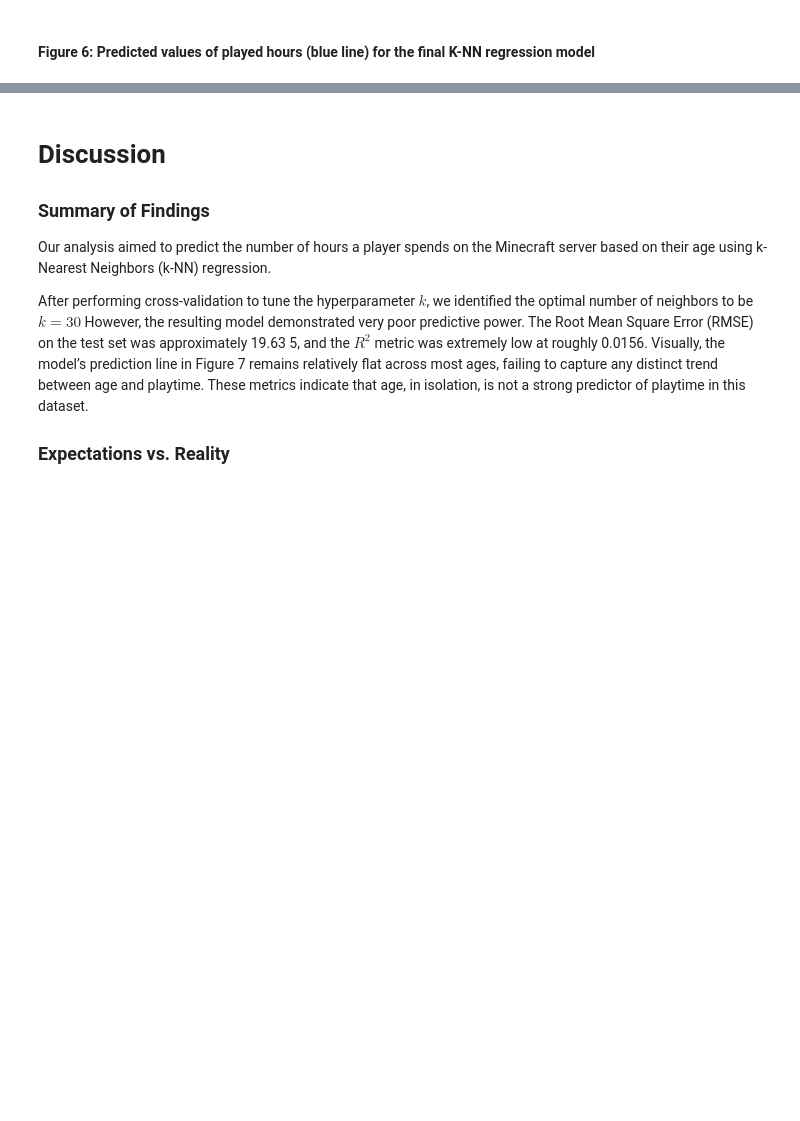
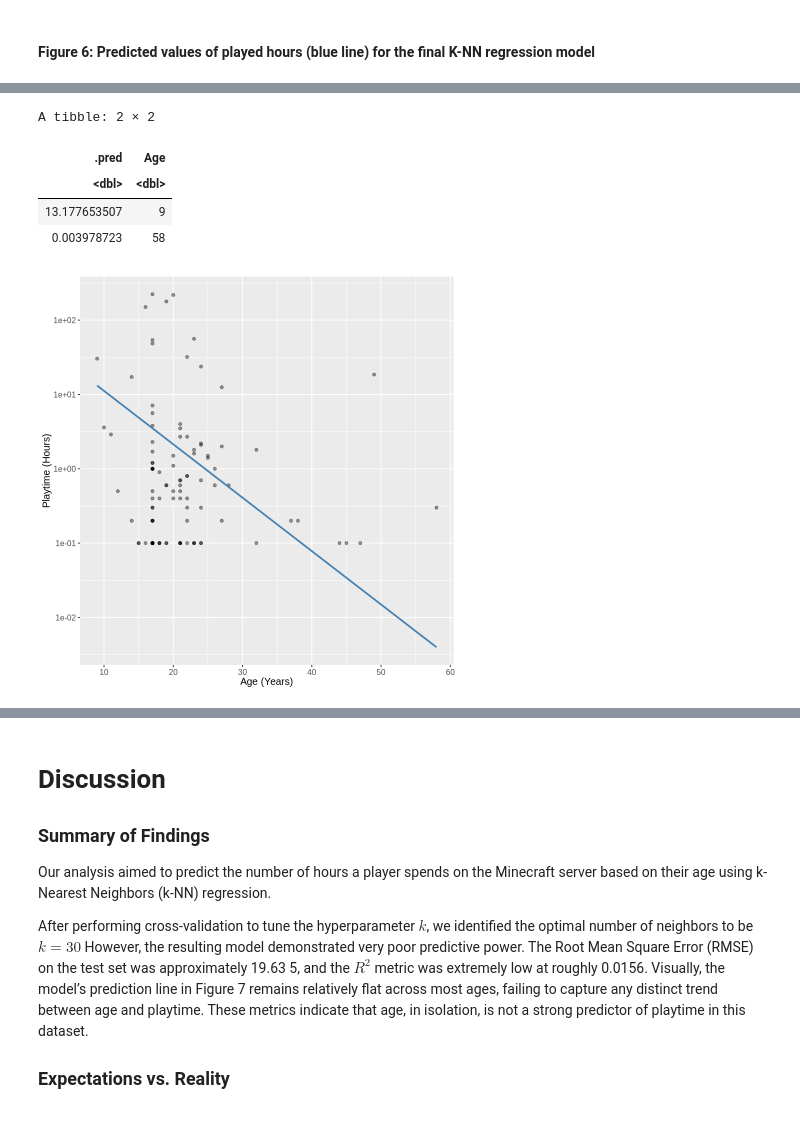
Before and after one commit to Warren-2003/dsci-100-2025w1-group-27, a Jupyter notebook: Project Final Report.ipynb, the cells around one changed output, grey strips where cells are left out. Cells and saved outputs as stored; diff of their text form; code cells hidden in the pictures; blank space fills up the shorter version.

Commit message:
linear draft

```diff
--- a/Project Final Report.ipynb
+++ b/Project Final Report.ipynb
@@ -207,0 +218,13 @@ players_plot
+# %%
+lm_spec <- linear_reg() |>
+  set_engine("lm") |>
+  set_mode("regression")
+
+lm_recipe <- recipe(played_hours ~ Age, data = players_train)
+
+lm_fit <- workflow() |>
+  add_recipe(lm_recipe) |>
+  add_model(lm_spec) |>
+  fit(data = players_train)
+
+lm_fit
@@ -207,0 +261,34 @@ players_plot
+# %%
+played_hours_prediction_grid <- tibble(
+    Age = c(
+        players_wrangled |> select(Age) |> min(),
+        players_wrangled |> select(Age) |> max()
+    )
+)
+
+player_preds <- lm_fit |>
+  predict(played_hours_prediction_grid) |>
+  bind_cols(played_hours_prediction_grid) |>
+  mutate(.pred = .pred + 0.6)
+
+player_preds
+
+lm_plot_final <- ggplot(players_wrangled, aes(x = Age, y = played_hours)) +
+  geom_point(alpha = 0.4) +
+  geom_line(data = player_preds,
+            mapping = aes(x = Age, y = .pred),
+            color = "steelblue",
+            linewidth = 1) +
+  xlab("Age (Years)") +
+  ylab("Playtime (Hours)") +
+  scale_y_log10() +
+  theme(text = element_text(size = 12))
+
+lm_plot_final
+# %% [output]
+A tibble: 2 × 2
+| .pred | Age |
+| <dbl> | <dbl> |
+| 13.177653507 | 9 |
+| 0.003978723 | 58 |
+[figure, added]
```
Also changed, not shown: parts of 5 cells of this notebook.
